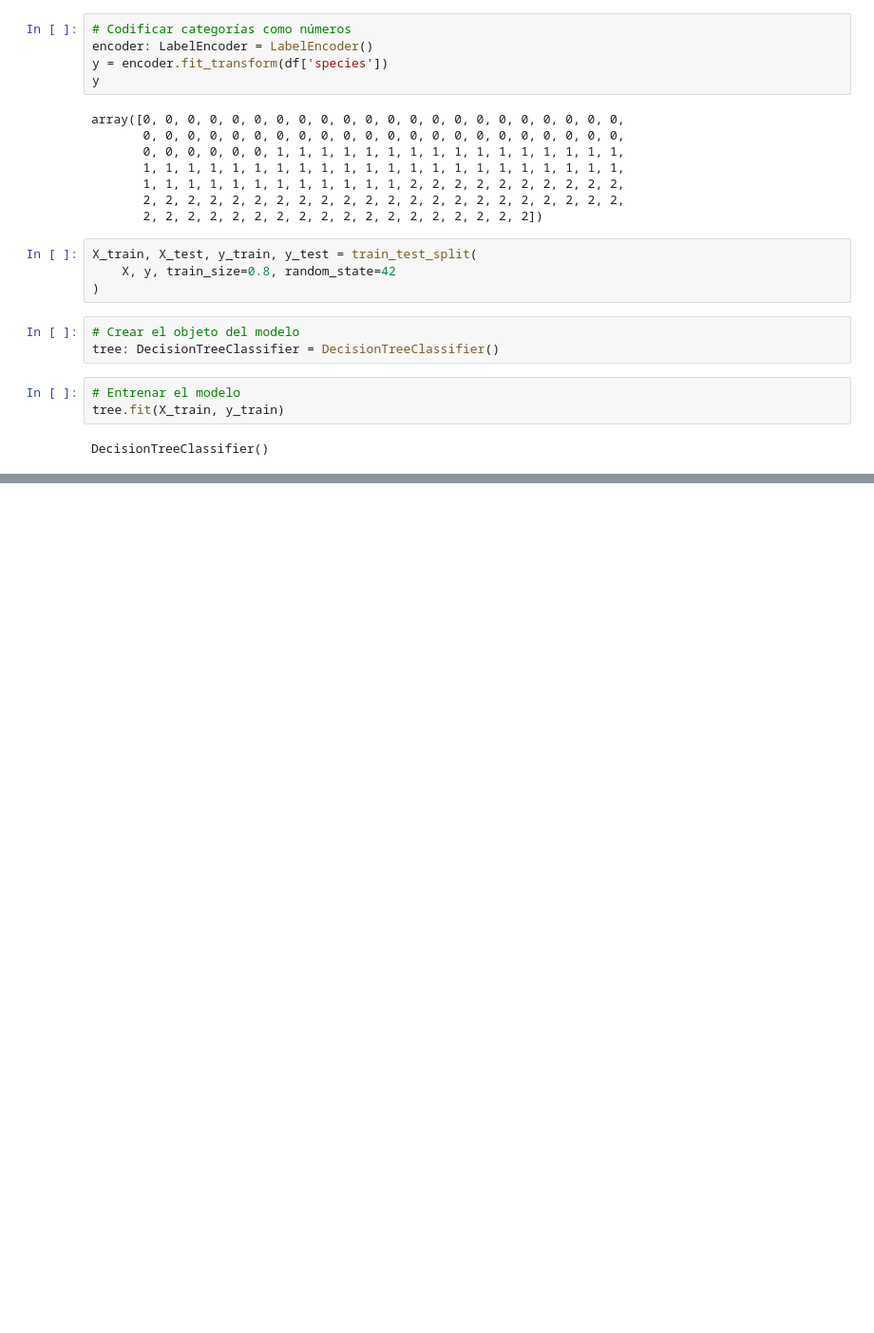
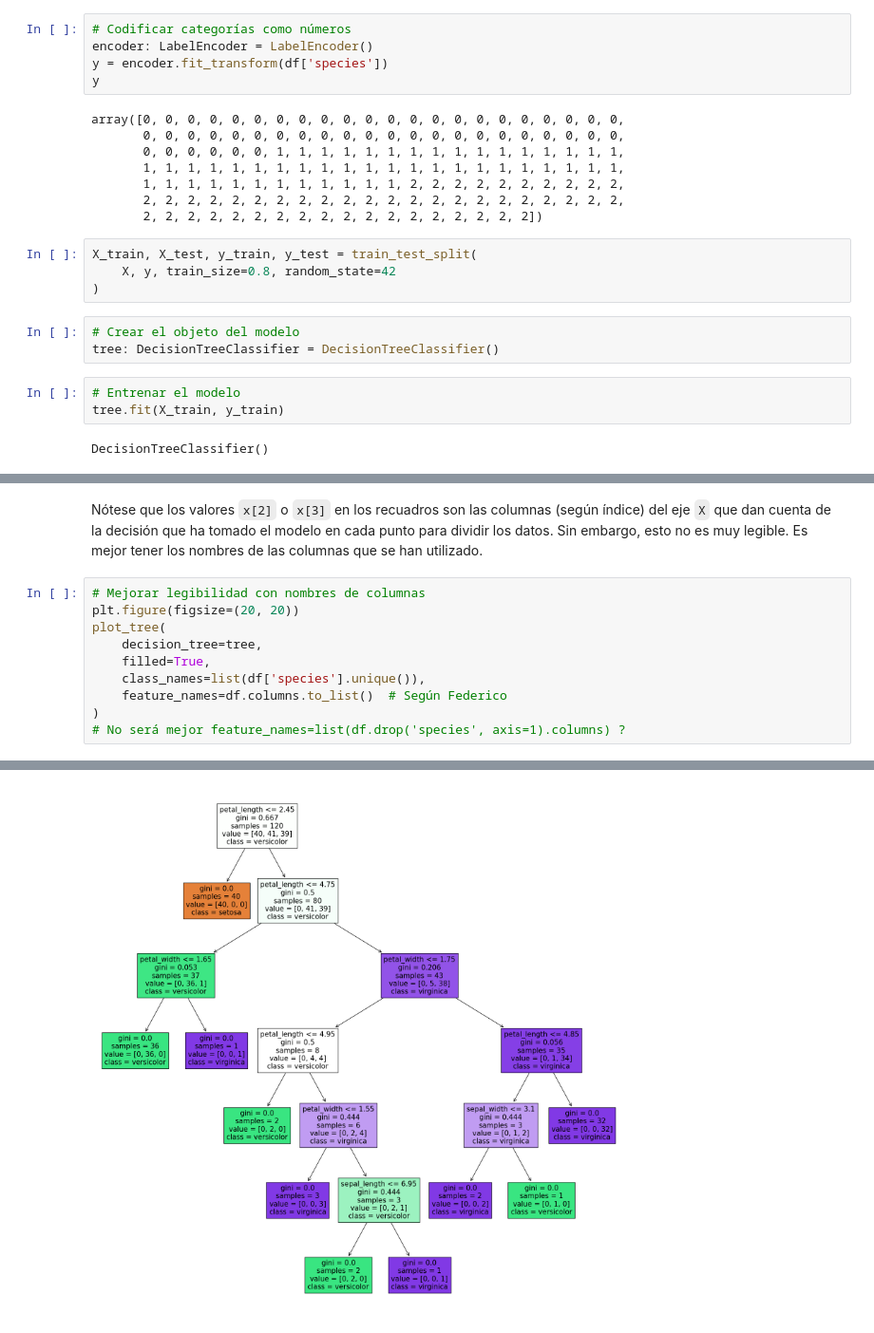
Before and after one commit to frgonzalezb/Udemy_Python_Total_DS_ML, a Jupyter notebook: 11_Machine_Learning_I/decision_trees.ipynb, the cells around one changed output, grey strips where cells are left out. Shown at 95% size. Saved outputs shown, nothing was run; the diff lists cells and outputs as text; blank space fills up the shorter version.

```diff
--- a/11_Machine_Learning_I/decision_trees.ipynb
+++ b/11_Machine_Learning_I/decision_trees.ipynb
@@ -116,0 +199,13 @@ plot_tree(decision_tree=tree)
+# %% [markdown]
+Nótese que los valores `x[2]` o `x[3]` en los recuadros son las columnas (según índice) del eje `X` que dan cuenta de la decisión que ha tomado el modelo en cada punto para dividir los datos. Sin embargo, esto no es muy legible. Es mejor tener los nombres de las columnas que se han utilizado.
+# %%
+# Mejorar legibilidad con nombres de columnas
+plt.figure(figsize=(20, 20))
+plot_tree(
+    decision_tree=tree,
+    filled=True,
+    class_names=list(df['species'].unique()),
+    feature_names=df.columns.to_list()  # Según Federico
+)
+# No será mejor feature_names=list(df.drop('species', axis=1).columns) ?
+# %% [output]
@@ -116,0 +231 @@ plot_tree(decision_tree=tree)
+[figure, added]
```
Also changed, not shown: parts of 8 cells of this notebook.
